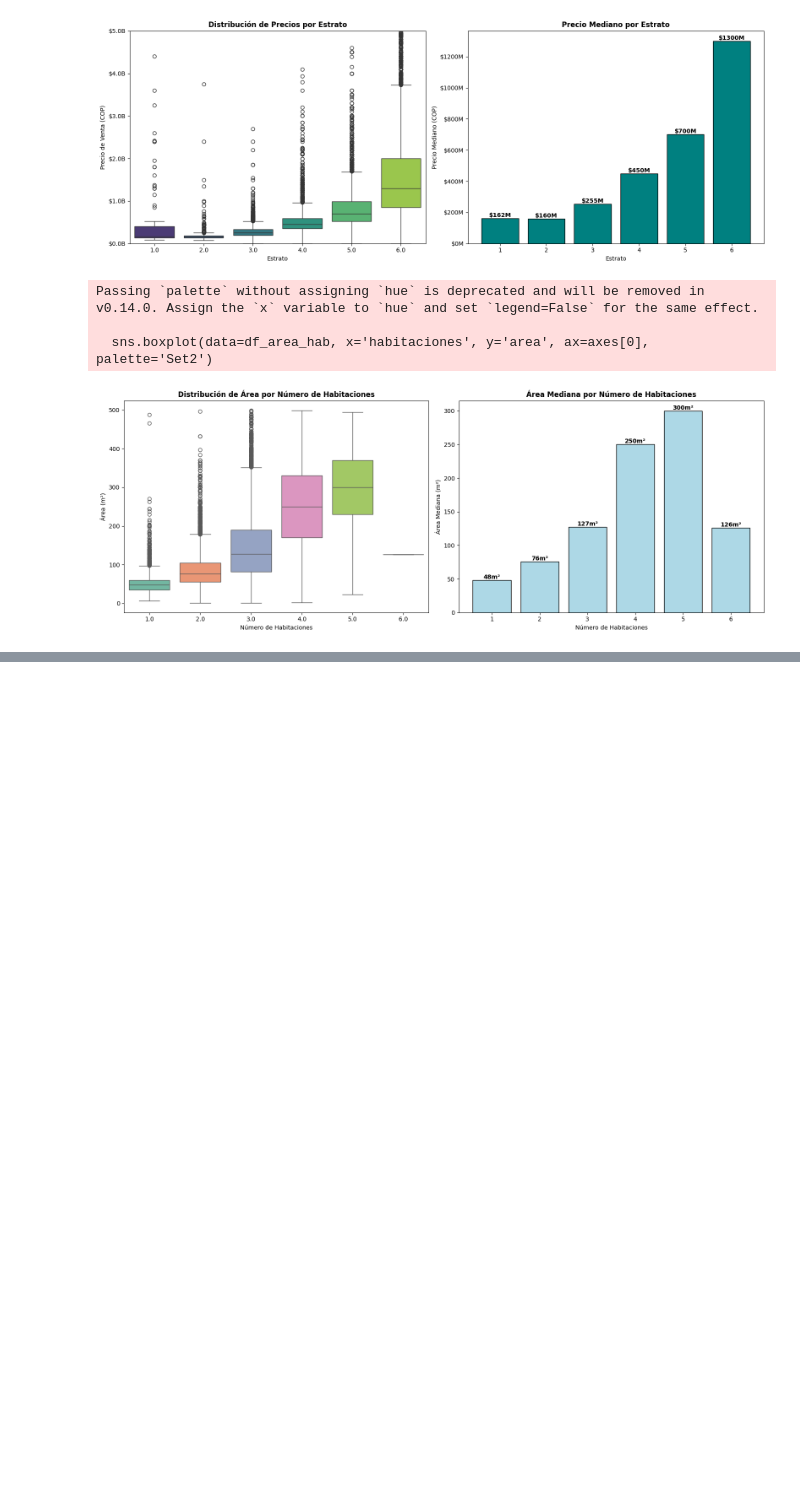
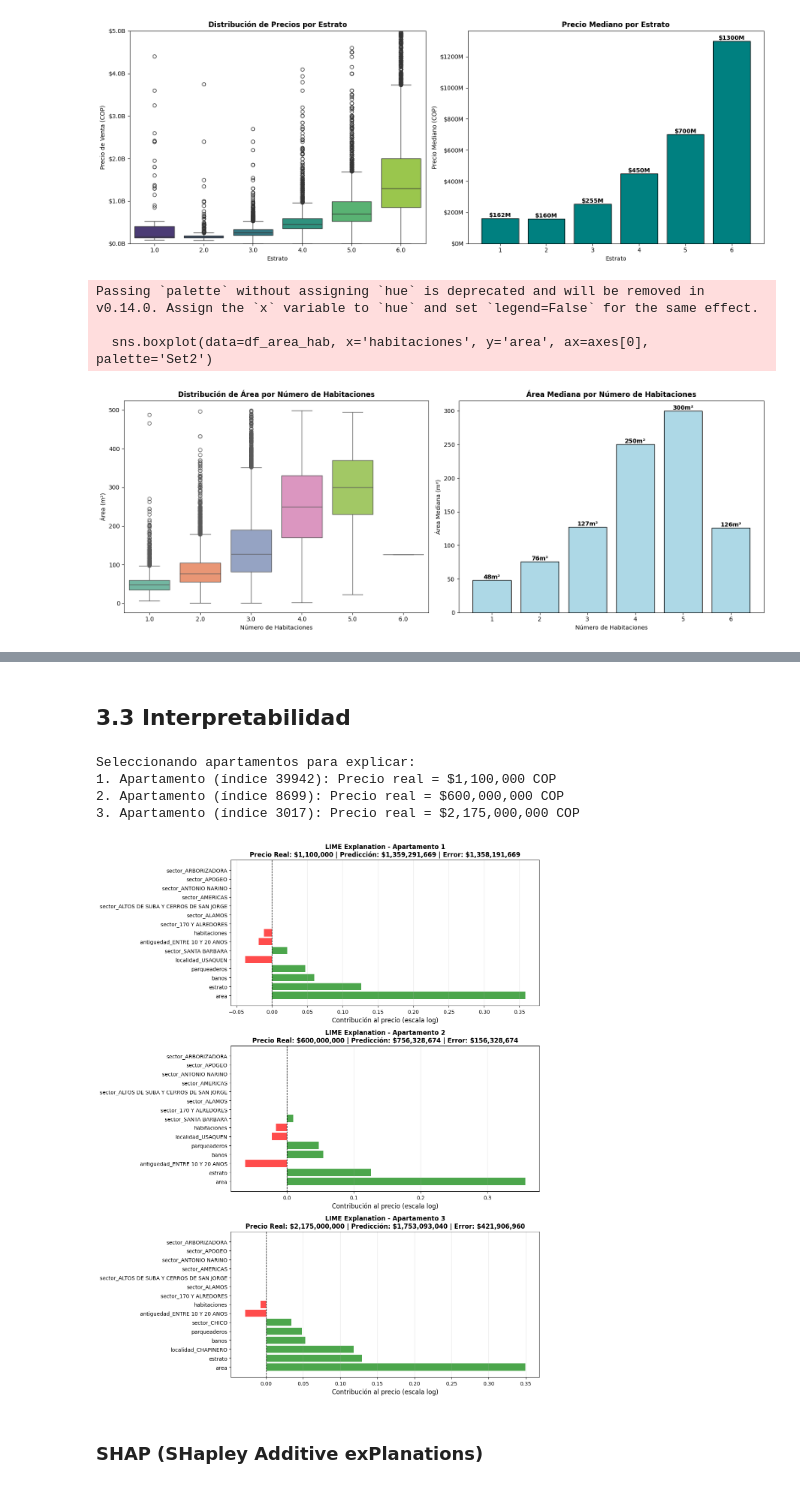
Before and after one commit to maperezp/Taller2-CDA, a Jupyter notebook: Taller2.ipynb, the cells around one changed output, grey strips where cells are left out. Saved outputs shown, nothing was run; the diff lists cells and outputs as text; code cells hidden in the pictures; blank space fills up the shorter version.

Commit message:
done changes - shapley

```diff
--- a/Taller2.ipynb
+++ b/Taller2.ipynb
@@ -374,0 +630,2 @@ Passing `palette` without assigning `hue` is deprecated and will be removed in v
+# %% [markdown]
+## 3.3 Interpretabilidad
@@ -374,0 +662,66 @@ Passing `palette` without assigning `hue` is deprecated and will be removed in v
+# %%
+median_price = y_test_real.median()
+
+median_idx = (y_test_real - median_price).abs().idxmin()
+
+indices = [
+    y_test_real.idxmin(),
+    median_idx,
+    y_test_real.idxmax()
+]
+
+print("Seleccionando apartamentos para explicar:")
+for i, idx in enumerate(indices):
+    actual_price = y_test_real.loc[idx]
+    print(f"{i+1}. Apartamento (índice {idx}): Precio real = ${actual_price:,.0f} COP")
+# %% [output]
+Seleccionando apartamentos para explicar:
+1. Apartamento (índice 39942): Precio real = $1,100,000 COP
+2. Apartamento (índice 8699): Precio real = $600,000,000 COP
+3. Apartamento (índice 3017): Precio real = $2,175,000,000 COP
+# %%
+X_test_transformed_lime = best_model.named_steps['preprocessor'].transform(X_test)
+
+# Generate LIME explanations for the selected instances
+fig, axes = plt.subplots(len(indices), 1, figsize=(12, 5*len(indices)))
+if len(indices) == 1:
+    axes = [axes]
+
+for idx_plot, idx in enumerate(indices):
+    position = X_test.index.get_loc(idx)
+
+    instance_transformed = X_test_transformed_lime[position]
+
+    exp = explainer.explain_instance(
+        data_row=instance_transformed,
+        predict_fn=predict_fn,
+        num_features=15
+    )
+
+    actual_price = y_test_real.loc[idx]
+    instance_original = X_test.loc[[idx]]
+    predicted_log = best_model.predict(instance_original)[0]
+    predicted_price = np.expm1(predicted_log)
+
+    lime_values = exp.as_list()
+    features = [item[0] for item in lime_values]
+    importances = [item[1] for item in lime_values]
+
+    colors = ['green' if x > 0 else 'red' for x in importances]
+
+    axes[idx_plot].barh(features, importances, color=colors, alpha=0.7)
+    axes[idx_plot].set_xlabel('Contribución al precio (escala log)', fontsize=12)
+    axes[idx_plot].set_title(
+        f'LIME Explanation - Apartamento {idx_plot+1}\n'
+        f'Precio Real: ${actual_price:,.0f} | Predicción: ${predicted_price:,.0f} | Error: ${abs(actual_price-predicted_price):,.0f}',
+        fontsize=12, fontweight='bold'
+    )
+    axes[idx_plot].axvline(x=0, color='black', linestyle='--', linewidth=1)
+    axes[idx_plot].grid(axis='x', alpha=0.3)
+
+plt.tight_layout()
+plt.show()
+# %% [output]
+[figure, added]
+# %% [markdown]
+### SHAP (SHapley Additive exPlanations)
```
Also changed, not shown: parts of 32 cells of this notebook, 1 other file.
